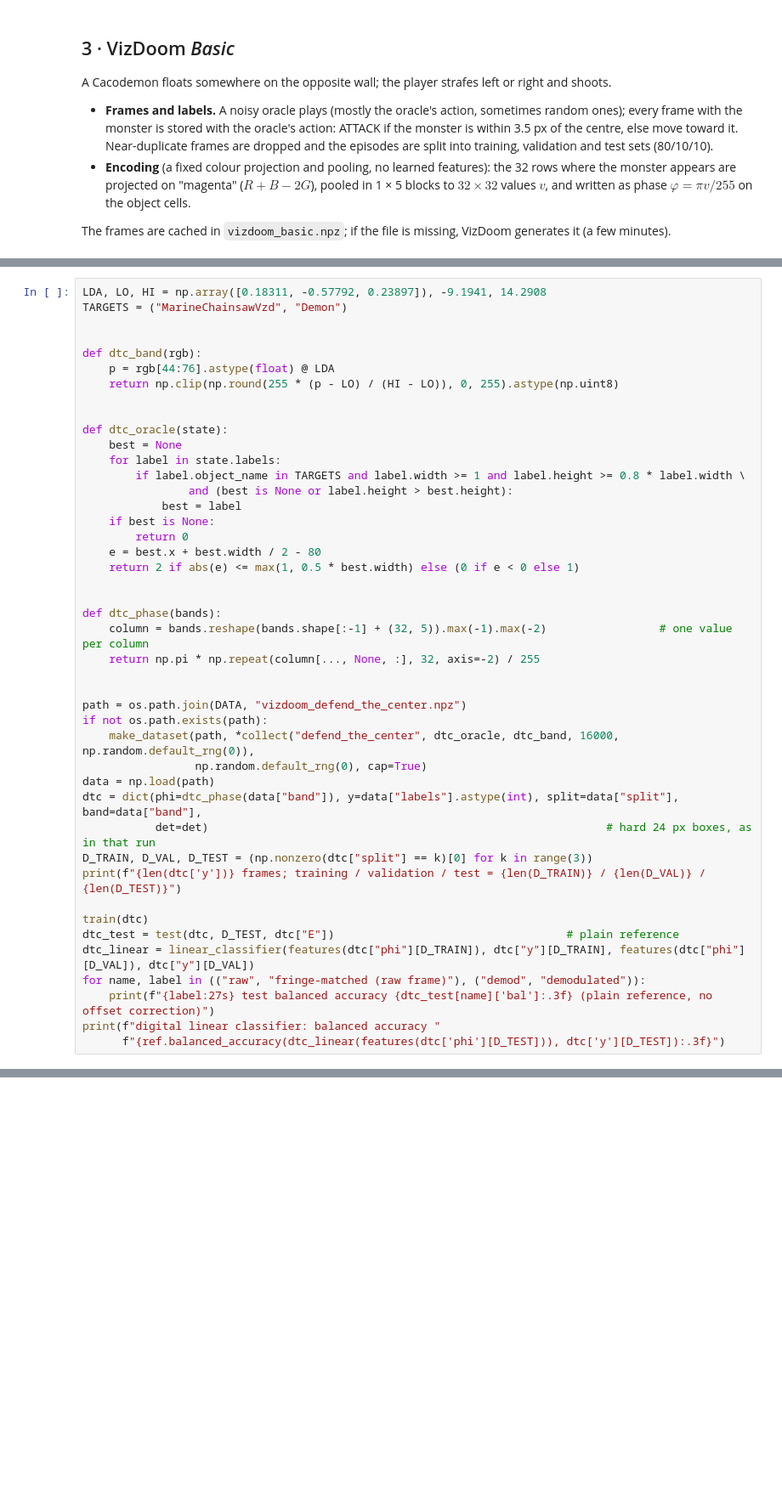
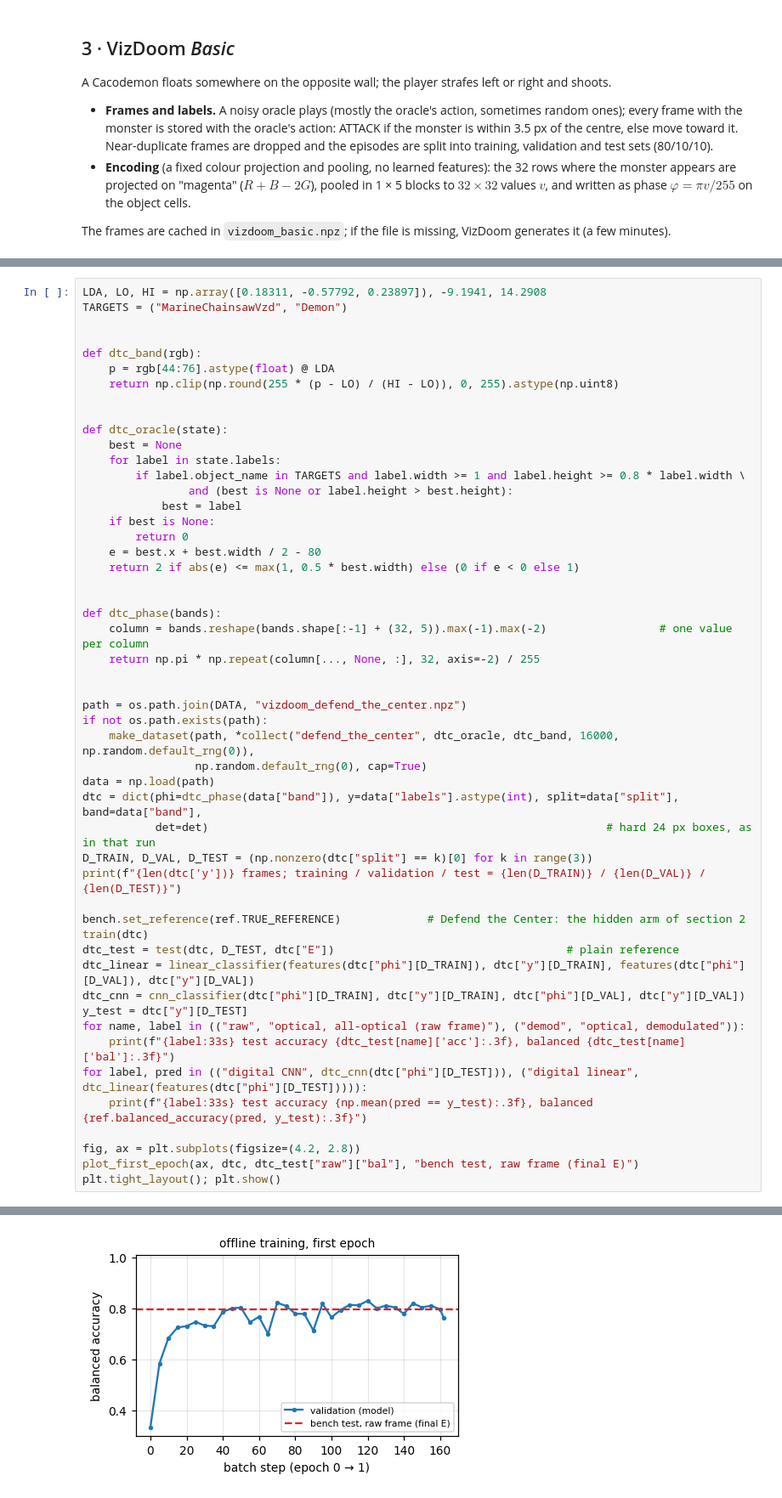
Before and after one commit to utegin-lpt/HolographicGradients, a Jupyter notebook: Reference/Computing.ipynb, the cells around one changed output, grey strips where cells are left out. Shown at 85% size. Drawn from its saved outputs; the diff is of its cells as text; blank space fills up the shorter version.

```diff
--- a/Reference/Computing.ipynb
+++ b/Reference/Computing.ipynb
@@ -463,12 +529,19 @@ dtc = dict(phi=dtc_phase(data["band"]), y=data["labels"].astype(int), split=data
 D_TRAIN, D_VAL, D_TEST = (np.nonzero(dtc["split"] == k)[0] for k in range(3))
 print(f"{len(dtc['y'])} frames; training / validation / test = {len(D_TRAIN)} / {len(D_VAL)} / {len(D_TEST)}")
 
+bench.set_reference(ref.TRUE_REFERENCE)             # Defend the Center: the hidden arm of section 2
 train(dtc)
 dtc_test = test(dtc, D_TEST, dtc["E"])                                   # plain reference
 dtc_linear = linear_classifier(features(dtc["phi"][D_TRAIN]), dtc["y"][D_TRAIN], features(dtc["phi"][D_VAL]), dtc["y"][D_VAL])
-for name, label in (("raw", "fringe-matched (raw frame)"), ("demod", "demodulated")):
-    print(f"{label:27s} test balanced accuracy {dtc_test[name]['bal']:.3f} (plain reference, no offset correction)")
-print(f"digital linear classifier: balanced accuracy "
-      f"{ref.balanced_accuracy(dtc_linear(features(dtc['phi'][D_TEST])), dtc['y'][D_TEST]):.3f}")
+dtc_cnn = cnn_classifier(dtc["phi"][D_TRAIN], dtc["y"][D_TRAIN], dtc["phi"][D_VAL], dtc["y"][D_VAL])
+y_test = dtc["y"][D_TEST]
+for name, label in (("raw", "optical, all-optical (raw frame)"), ("demod", "optical, demodulated")):
+    print(f"{label:33s} test accuracy {dtc_test[name]['acc']:.3f}, balanced {dtc_test[name]['bal']:.3f}")
+for label, pred in (("digital CNN", dtc_cnn(dtc["phi"][D_TEST])), ("digital linear", dtc_linear(features(dtc["phi"][D_TEST])))):
+    print(f"{label:33s} test accuracy {np.mean(pred == y_test):.3f}, balanced {ref.balanced_accuracy(pred, y_test):.3f}")
+
+fig, ax = plt.subplots(figsize=(4.2, 2.8))
+plot_first_epoch(ax, dtc, dtc_test["raw"]["bal"], "bench test, raw frame (final E)")
+plt.tight_layout(); plt.show()
 # %% [output]
 10000 frames; training / validation / test = 8059 / 833 / 1108
@@ -479,2 +553,3 @@ digital linear classifier: balanced accuracy 0.790
+[figure, added]
 # %%
 dtc_encode = lambda rgb: dtc_phase(dtc_band(rgb)[None])
```
Also changed, not shown: parts of 17 cells of this notebook, 1 other file.
